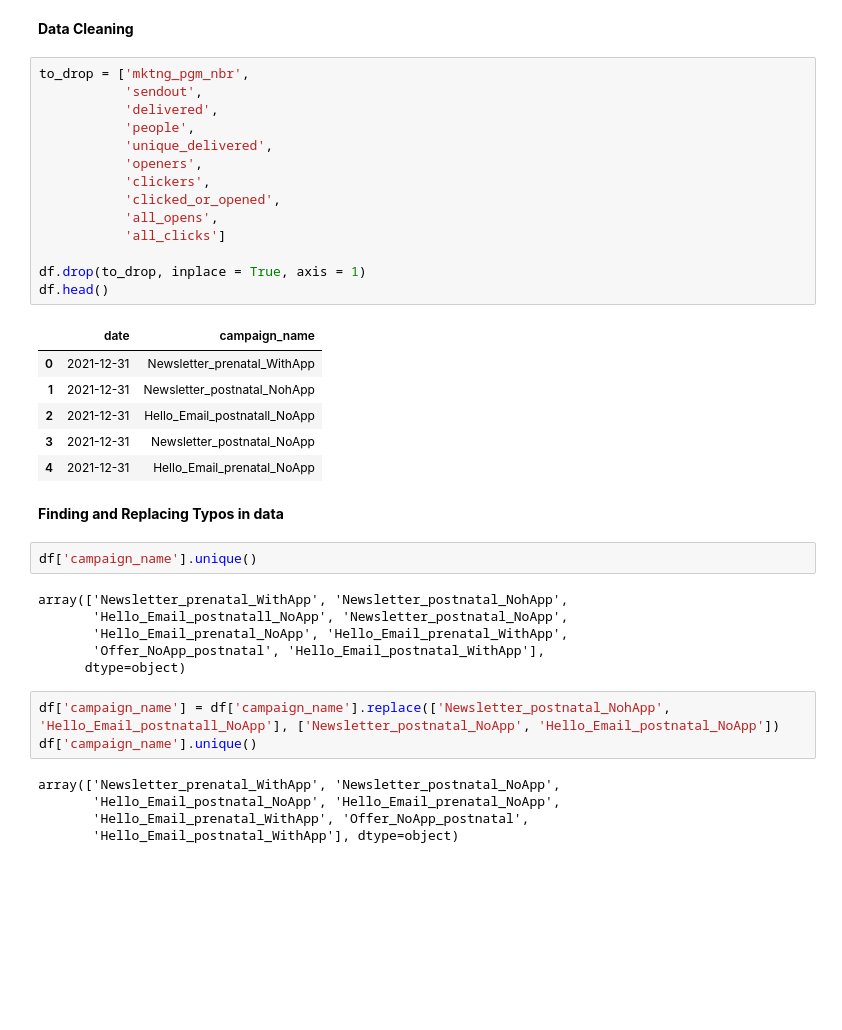
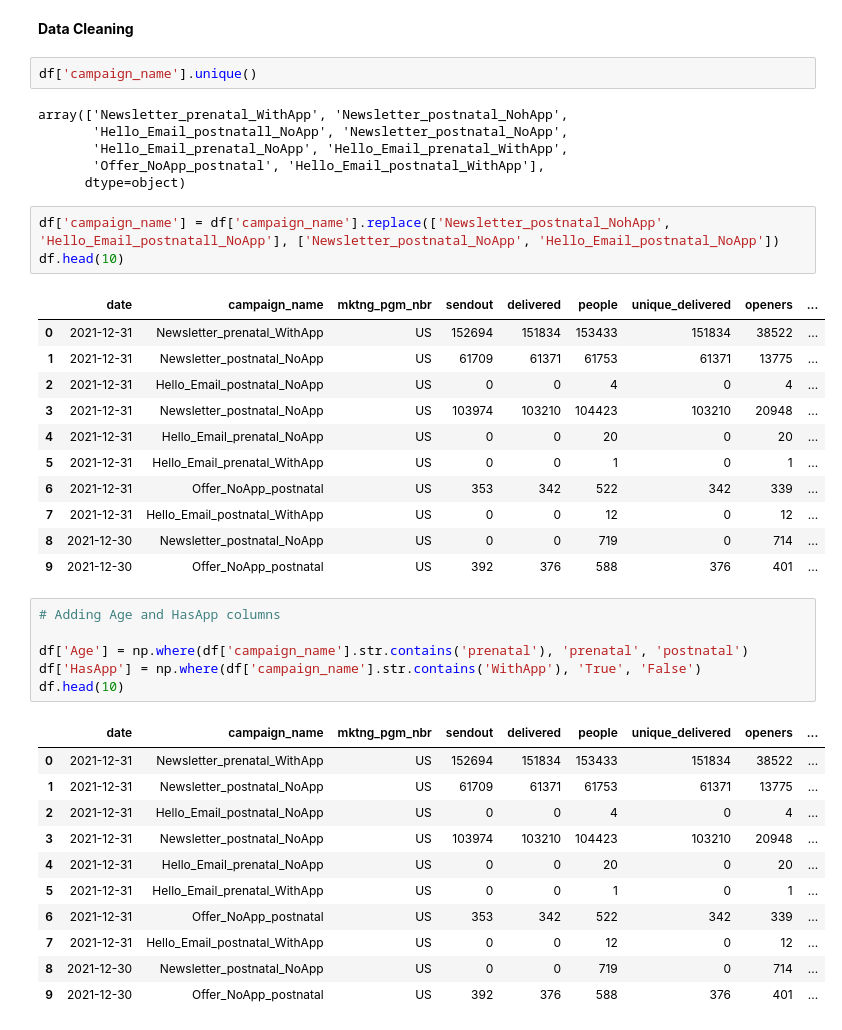
Before and after one commit to amansingla444/Data-Cleaning-and-Visualization-with-Python, a Jupyter notebook: code.ipynb, the cells around one changed output. Cells and saved outputs as stored; diff of their text form; blank space fills up the shorter version.

```diff
--- a/code.ipynb
+++ b/code.ipynb
@@ -37,29 +37,6 @@ df.head(10)
 | 9 | 2021-12-30 | Offer_NoApp_postnatal | US | 392 | 376 | 588 | 376 | 401 | ... |
 # %% [markdown]
 **Data Cleaning**
-# %%
-to_drop = ['mktng_pgm_nbr',
-           'sendout',
-           'delivered',
-           'people',
-           'unique_delivered',
-           'openers',
-           'clickers',
-           'clicked_or_opened',
-           'all_opens',
-           'all_clicks']
-
-df.drop(to_drop, inplace = True, axis = 1)
-df.head()
-# %% [output]
-|  | date | campaign_name |
-| 0 | 2021-12-31 | Newsletter_prenatal_WithApp |
-| 1 | 2021-12-31 | Newsletter_postnatal_NohApp |
-| 2 | 2021-12-31 | Hello_Email_postnatall_NoApp |
-| 3 | 2021-12-31 | Newsletter_postnatal_NoApp |
-| 4 | 2021-12-31 | Hello_Email_prenatal_NoApp |
-# %% [markdown]
-**Finding and Replacing Typos in data**
 # %%
 df['campaign_name'].unique()
 # %% [output]
@@ -70,9 +47,34 @@ array(['Newsletter_prenatal_WithApp', 'Newsletter_postnatal_NohApp',
       dtype=object)
 # %%
 df['campaign_name'] = df['campaign_name'].replace(['Newsletter_postnatal_NohApp', 'Hello_Email_postnatall_NoApp'], ['Newsletter_postnatal_NoApp', 'Hello_Email_postnatal_NoApp'])
-df['campaign_name'].unique()
+df.head(10)
 # %% [output]
-array(['Newsletter_prenatal_WithApp', 'Newsletter_postnatal_NoApp',
-       'Hello_Email_postnatal_NoApp', 'Hello_Email_prenatal_NoApp',
-       'Hello_Email_prenatal_WithApp', 'Offer_NoApp_postnatal',
-       'Hello_Email_postnatal_WithApp'], dtype=object)
+|  | date | campaign_name | mktng_pgm_nbr | sendout | delivered | people | unique_delivered | openers | ... |
+| 0 | 2021-12-31 | Newsletter_prenatal_WithApp | US | 152694 | 151834 | 153433 | 151834 | 38522 | ... |
+| 1 | 2021-12-31 | Newsletter_postnatal_NoApp | US | 61709 | 61371 | 61753 | 61371 | 13775 | ... |
+| 2 | 2021-12-31 | Hello_Email_postnatal_NoApp | US | 0 | 0 | 4 | 0 | 4 | ... |
+| 3 | 2021-12-31 | Newsletter_postnatal_NoApp | US | 103974 | 103210 | 104423 | 103210 | 20948 | ... |
+| 4 | 2021-12-31 | Hello_Email_prenatal_NoApp | US | 0 | 0 | 20 | 0 | 20 | ... |
+| 5 | 2021-12-31 | Hello_Email_prenatal_WithApp | US | 0 | 0 | 1 | 0 | 1 | ... |
+| 6 | 2021-12-31 | Offer_NoApp_postnatal | US | 353 | 342 | 522 | 342 | 339 | ... |
+| 7 | 2021-12-31 | Hello_Email_postnatal_WithApp | US | 0 | 0 | 12 | 0 | 12 | ... |
+| 8 | 2021-12-30 | Newsletter_postnatal_NoApp | US | 0 | 0 | 719 | 0 | 714 | ... |
+| 9 | 2021-12-30 | Offer_NoApp_postnatal | US | 392 | 376 | 588 | 376 | 401 | ... |
+# %%
+# Adding Age and HasApp columns
+
+df['Age'] = np.where(df['campaign_name'].str.contains('prenatal'), 'prenatal', 'postnatal')
+df['HasApp'] = np.where(df['campaign_name'].str.contains('WithApp'), 'True', 'False')
+df.head(10)
+# %% [output]
+|  | date | campaign_name | mktng_pgm_nbr | sendout | delivered | people | unique_delivered | openers | ... |
+| 0 | 2021-12-31 | Newsletter_prenatal_WithApp | US | 152694 | 151834 | 153433 | 151834 | 38522 | ... |
+| 1 | 2021-12-31 | Newsletter_postnatal_NoApp | US | 61709 | 61371 | 61753 | 61371 | 13775 | ... |
+| 2 | 2021-12-31 | Hello_Email_postnatal_NoApp | US | 0 | 0 | 4 | 0 | 4 | ... |
+| 3 | 2021-12-31 | Newsletter_postnatal_NoApp | US | 103974 | 103210 | 104423 | 103210 | 20948 | ... |
+| 4 | 2021-12-31 | Hello_Email_prenatal_NoApp | US | 0 | 0 | 20 | 0 | 20 | ... |
+| 5 | 2021-12-31 | Hello_Email_prenatal_WithApp | US | 0 | 0 | 1 | 0 | 1 | ... |
+| 6 | 2021-12-31 | Offer_NoApp_postnatal | US | 353 | 342 | 522 | 342 | 339 | ... |
+| 7 | 2021-12-31 | Hello_Email_postnatal_WithApp | US | 0 | 0 | 12 | 0 | 12 | ... |
+| 8 | 2021-12-30 | Newsletter_postnatal_NoApp | US | 0 | 0 | 719 | 0 | 714 | ... |
+| 9 | 2021-12-30 | Offer_NoApp_postnatal | US | 392 | 376 | 588 | 376 | 401 | ... |
```
Also changed, not shown: parts of 3 cells of this notebook.
